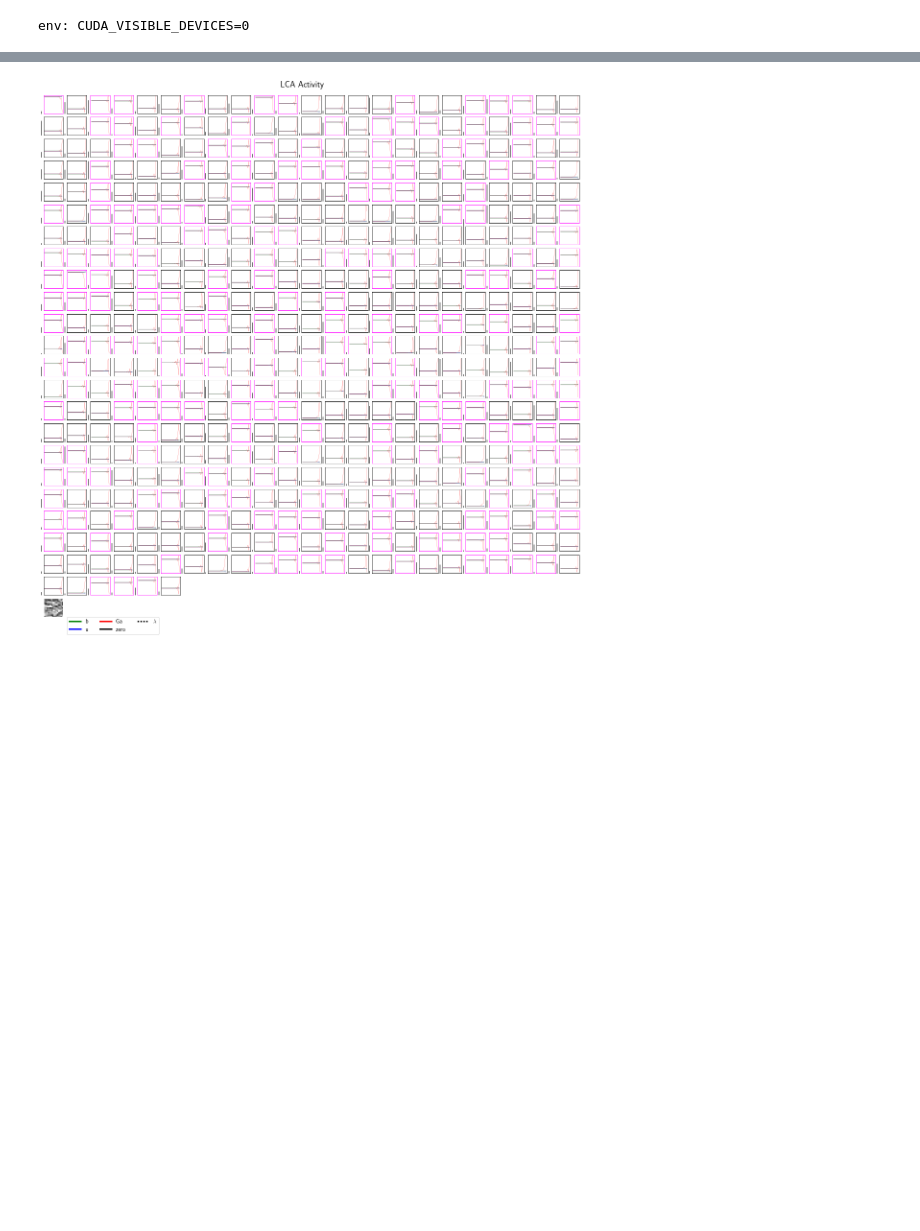
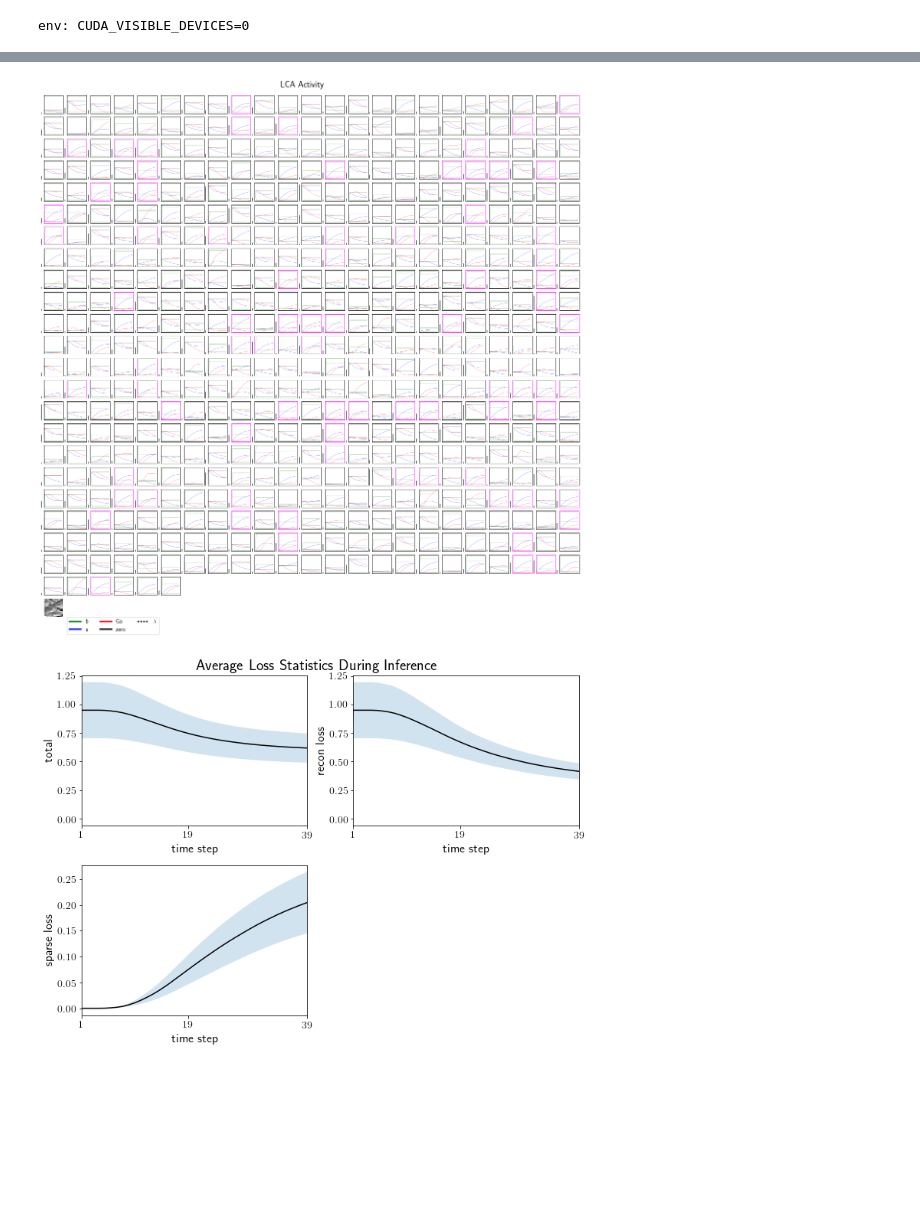
Before and after one commit to dpaiton/DeepSparseCoding, a Jupyter notebook: vis_lca.ipynb, the cells around one changed output, grey strips where cells are left out. Drawn from its saved outputs; the diff is of its cells as text; code cells hidden in the pictures; blank space fills up the shorter version.

```diff
--- a/vis_lca.ipynb
+++ b/vis_lca.ipynb
@@ -70,5 +69,9 @@ inference_stats = analyzer.evaluate_inference(images)
 # %%
-inference_fig = pf.plot_inference_traces(inference_stats, analyzer.model_schedule[0]["sparse_mult"], 0)
+inference_fig = pf.plot_inference_traces(analyzer.inference_stats, analyzer.model_schedule[0]["sparse_mult"])
 inference_fig.savefig("/home/dpaiton/test_inference_fig.pdf")
 # %% [output]
-[figure, old version]
+[figure, new version]
+# %%
+fig = pf.plot_inference_stats(analyzer.inference_stats)
+# %% [output]
+[figure, added]
```
Also changed, not shown: parts of 7 cells of this notebook, 10 other files.
